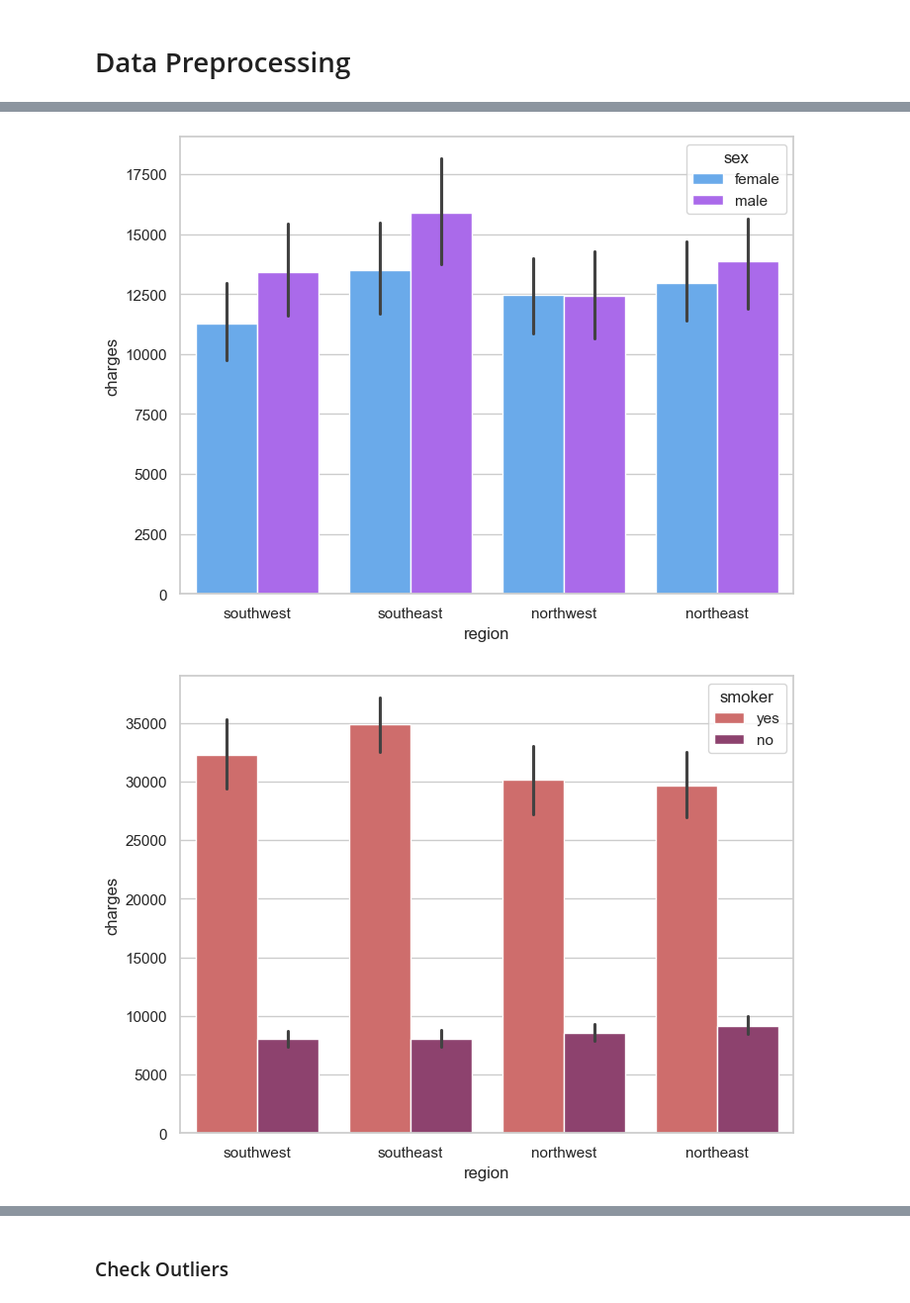
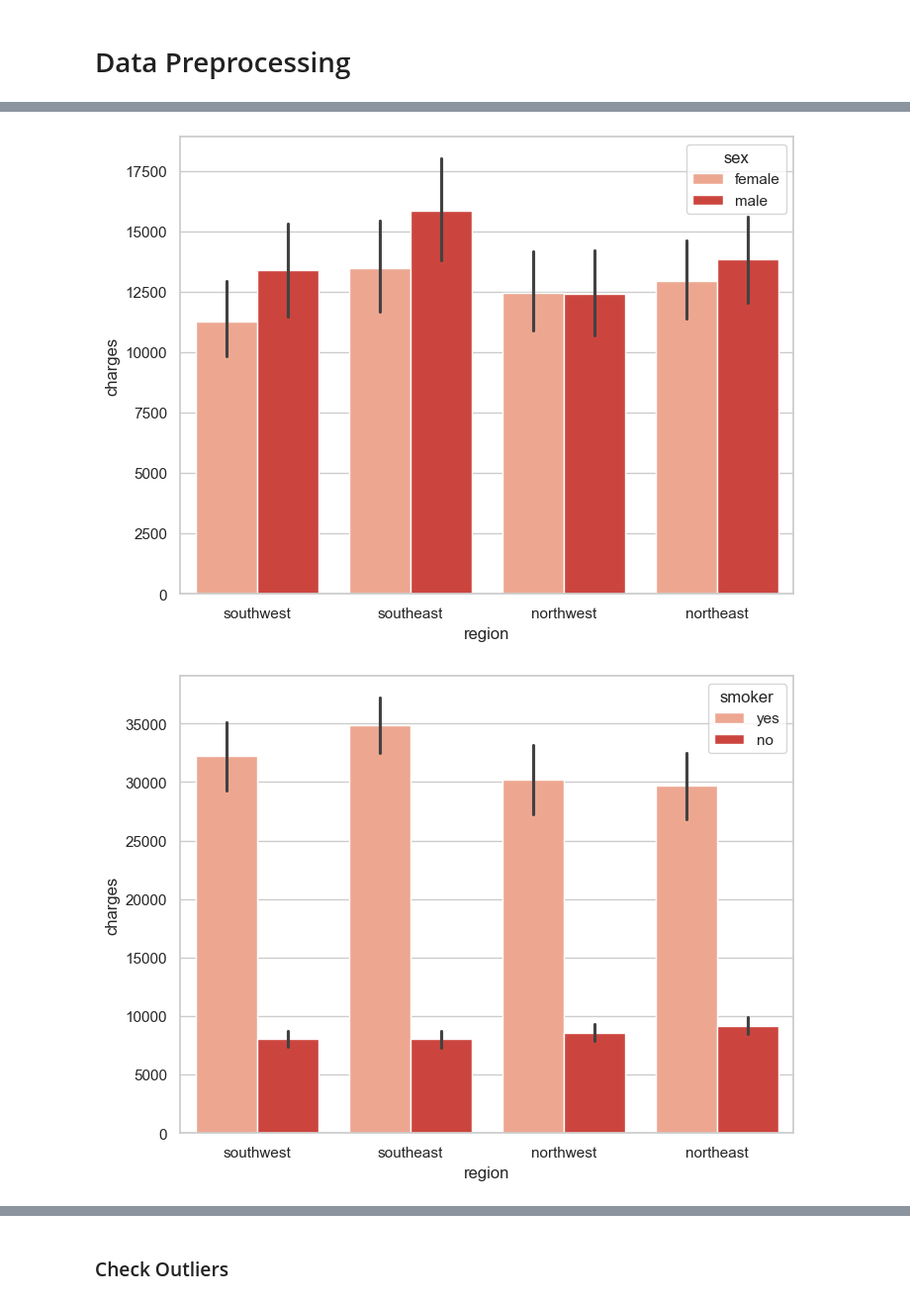
Before and after one commit to fauzul91/Medical-Insurance, a Jupyter notebook: medical_insurance.ipynb, the cells around one changed output, grey strips where cells are left out. Shown at 99% size. Drawn from its saved outputs; the diff is of its cells as text; code cells hidden in the pictures.

```diff
--- a/medical_insurance.ipynb
+++ b/medical_insurance.ipynb
@@ -85,5 +93,0 @@ Text(0.5, 1.0, 'Distribution of Charges')
-# %%
-sns.set(style='whitegrid')
-f, ax = plt.subplots(1,1, figsize=(12, 8))
-ax = sns.histplot(np.log10(medical['charges']), kde = True, color='r')
-plt.title('Distribution of Charges')
@@ -104,11 +103,11 @@ plt.show()
 # %%
-f, ax = plt.subplots(1, 1, figsize=(8, 6))
-ax = sns.barplot(data=medical, x='region', y='charges', hue='sex', palette='cool')
+f, axes = plt.subplots(1, 1, figsize=(8, 6))
+axes = sns.barplot(data=medical, x='region', y='charges', hue='sex', palette='Reds')
 # %% [output]
-[figure, old version]
+[figure, new version]
 # %%
-f, ax = plt.subplots(1, 1, figsize=(8, 6))
-ax = sns.barplot(data=medical, x='region', y='charges', hue='smoker', palette='flare')
+f, axes = plt.subplots(1, 1, figsize=(8, 6))
+axes = sns.barplot(data=medical, x='region', y='charges', hue='smoker', palette='Reds')
 # %% [output]
-[figure, old version]
+[figure, new version]
 # %%
```
Also changed, not shown: parts of 15 cells of this notebook.
